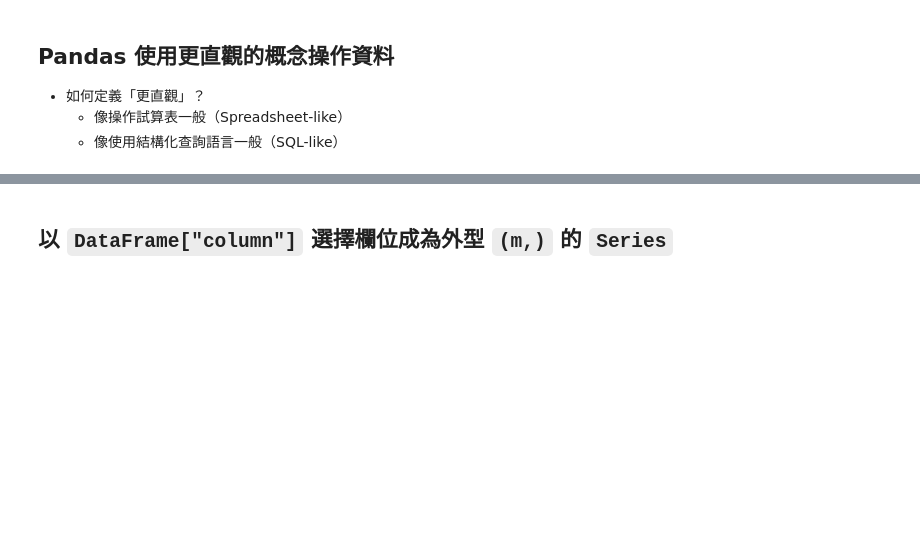
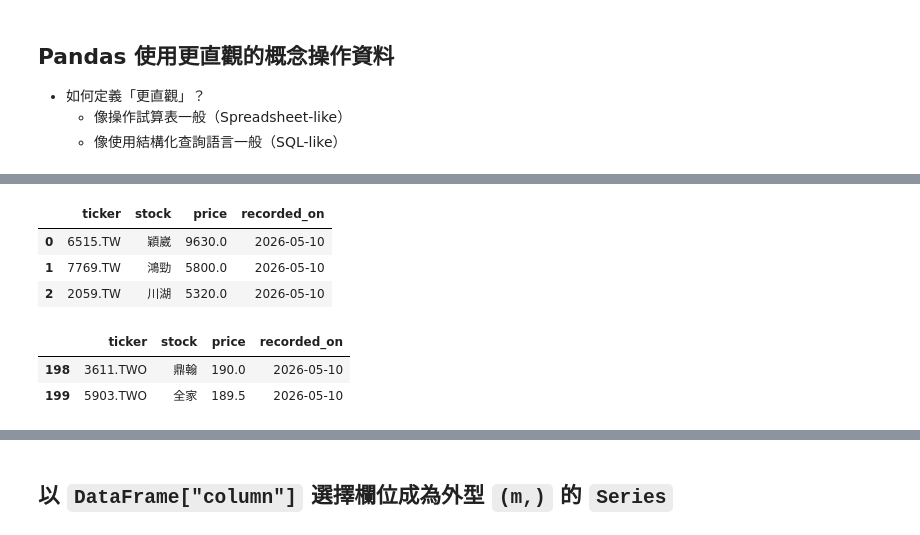
Before and after one commit to datainpoint/classroom-landbank-2026, a Jupyter notebook: day_04.ipynb, the cells around one changed output, grey strips where cells are left out. Cells and saved outputs as stored; diff of their text form; code cells hidden in the pictures; blank space fills up the shorter version.

```diff
--- a/day_04.ipynb
+++ b/day_04.ipynb
@@ -1125,0 +384,14 @@ Index(['id', 'title', 'release_year', 'rating', 'director', 'runtime'], dtype='o
+# %%
+top_ranking_stocks = pd.read_csv("top_ranking_stocks.csv")
+top_ranking_stocks.head(3)
+# %% [output]
+|  | ticker | stock | price | recorded_on |
+| 0 | 6515.TW | 穎崴 | 9630.0 | 2026-05-10 |
+| 1 | 7769.TW | 鴻勁 | 5800.0 | 2026-05-10 |
+| 2 | 2059.TW | 川湖 | 5320.0 | 2026-05-10 |
+# %%
+top_ranking_stocks.tail(2)
+# %% [output]
+|  | ticker | stock | price | recorded_on |
+| 198 | 3611.TWO | 鼎翰 | 190.0 | 2026-05-10 |
+| 199 | 5903.TWO | 全家 | 189.5 | 2026-05-10 |
```
Also changed, not shown: parts of 237 cells of this notebook, 1 other file.
